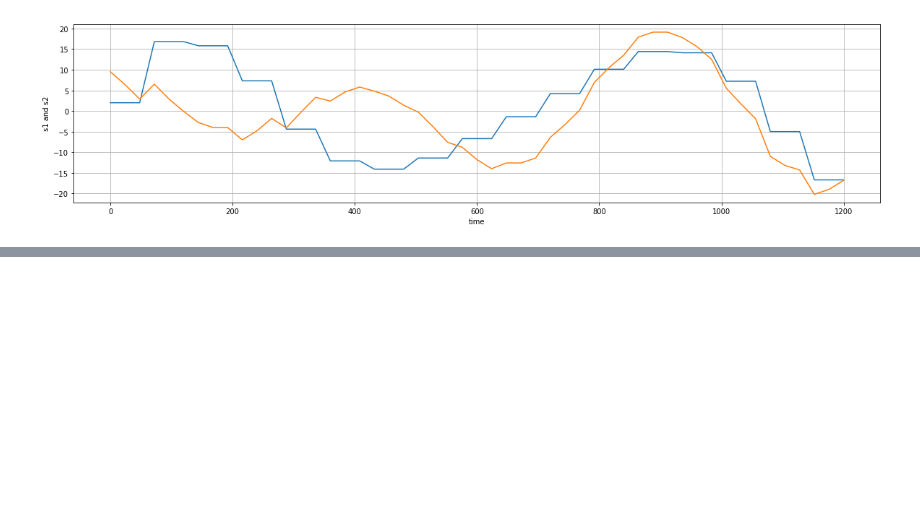
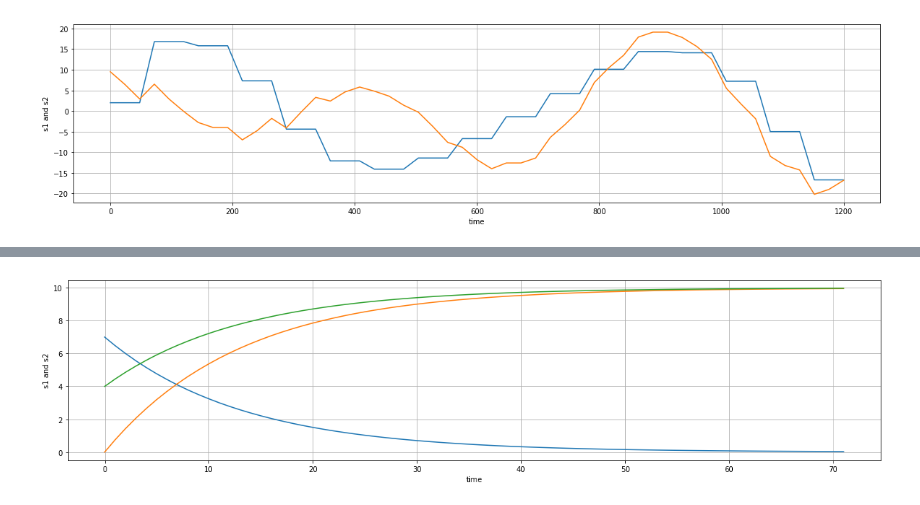
Before and after one commit to wimvanderbauwhede/ocean-atmosphere-model-coupling, a Jupyter notebook: Model-Coupling-Master-Notebook.ipynb, the cells around one changed output, grey strips where cells are left out. Saved outputs shown, nothing was run; the diff lists cells and outputs as text; code cells hidden in the pictures; blank space fills up the shorter version.

```diff
--- a/Model-Coupling-Master-Notebook.ipynb
+++ b/Model-Coupling-Master-Notebook.ipynb
@@ -988,0 +1079,42 @@ plt.show()
+# %%
+delta_t=72
+v_prev = 4
+v = 10
+n_taus=8
+tl=[]
+v_act_l=[]
+v1_l=[]
+v2_l=[]
+for t in range(0,delta_t):
+#    v_act =  v + ((v_prev-v)/2)*(2**(-n_taus*t/delta_t))
+    tl+=[t]
+#     v1=v_prev*2**(-n_taus*t/delta_t)
+    v1=((v+v_prev)/2)*(2**(-n_taus*t/delta_t))
+#     v2=v *(2**(-n_taus*(delta_t-t)/delta_t))
+    v2=   v *(1 - 2**(-n_taus*t/delta_t))
+    v_act = v + ((v_prev-v))*(2**(-n_taus*t/delta_t)) # v1 + v2
+    v_act_l+=[v_act]
+    v1_l+=[v1]
+    v2_l+=[v2]
+#    print(v_prev*2**(-n_taus*t/delta_t) , v *( 2**(-n_taus*(delta_t-t)/delta_t)),v_act)
+
+
+import numpy as np
+import matplotlib.pyplot as plt
+
+s1=np.array(v1_l)
+s2=np.array(v2_l)
+s3=np.array(v_act_l)
+t=np.array(tl)
+
+plt.subplots(figsize=(20, 10))
+plt.subplot(211)
+plt.plot(t, s1, t, s2,t,s3)
+
+plt.xlabel('time')
+plt.ylabel('s1 and s2')
+plt.grid(True)
+
+plt.show()
+# %% [output]
+[figure, added]
```
Also changed, not shown: parts of 9 cells of this notebook, 5 other files.
